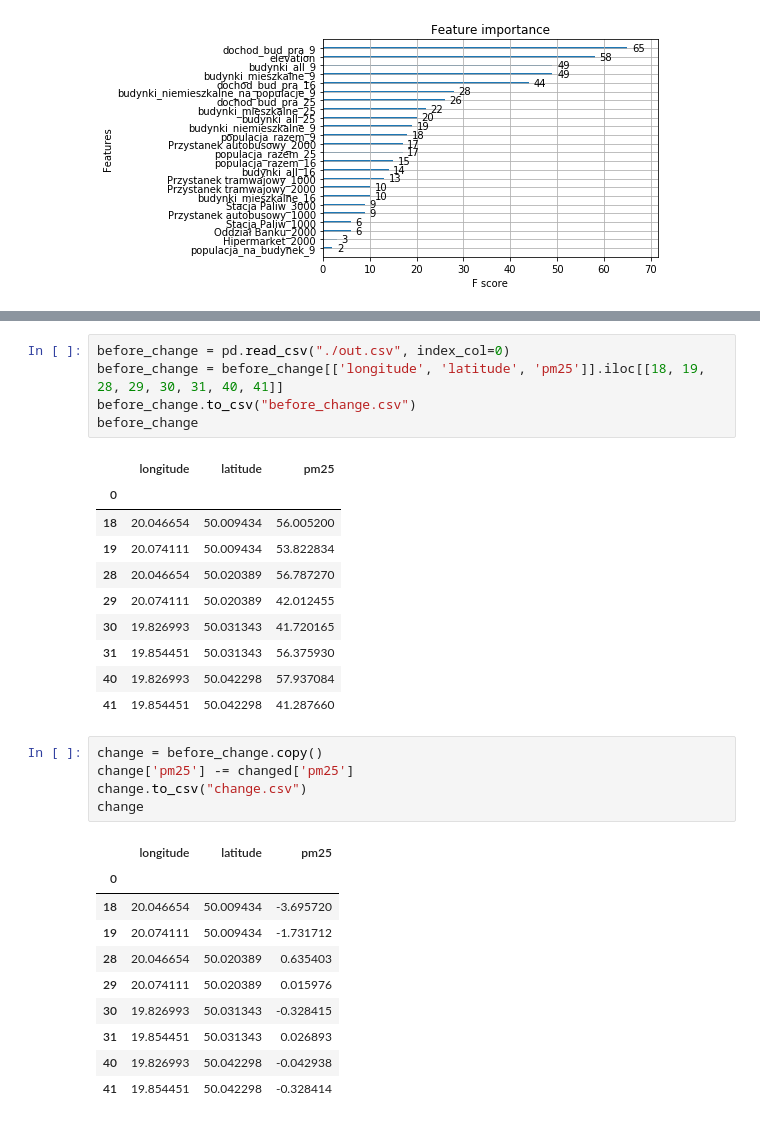
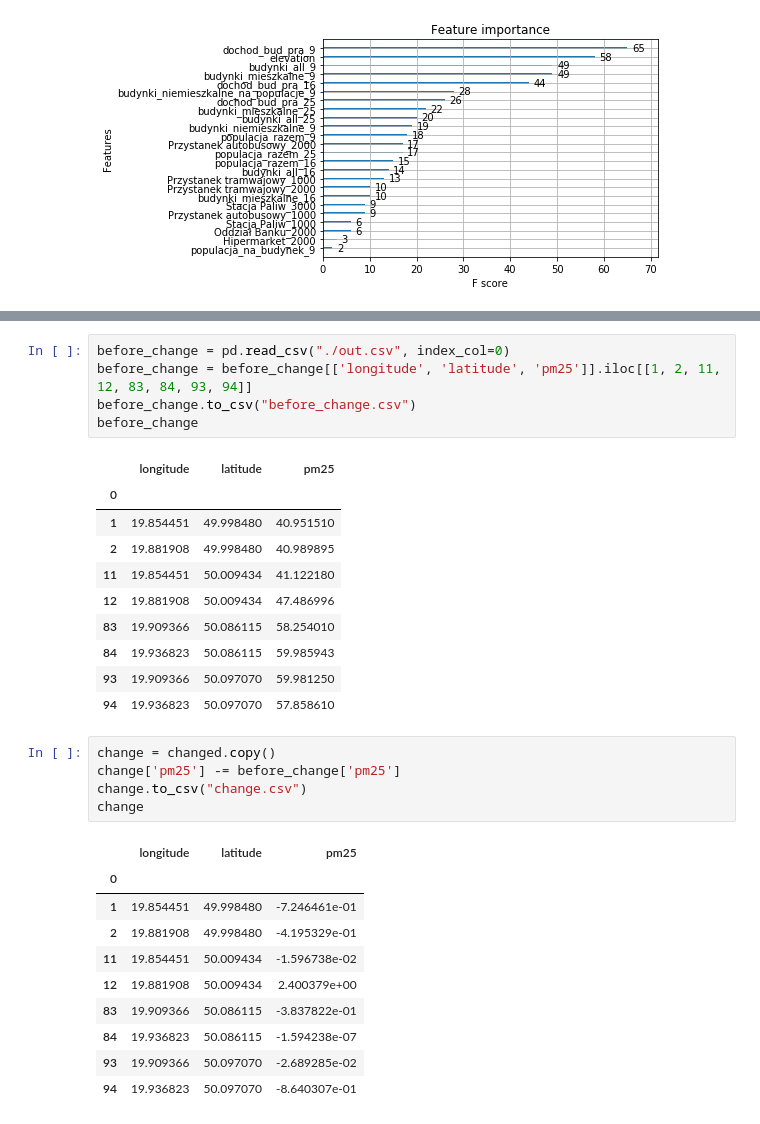
Before and after one commit to Michal-lis/Data_Analysis_Hackaton, a Jupyter notebook: jupyters/simulator.ipynb, the cells around one changed output, grey strips where cells are left out. Cells and saved outputs as stored; diff of their text form.

```diff
--- a/jupyters/simulator.ipynb
+++ b/jupyters/simulator.ipynb
@@ -87,32 +86,32 @@ changed
 # %%
 before_change = pd.read_csv("./out.csv", index_col=0)
-before_change = before_change[['longitude', 'latitude', 'pm25']].iloc[[18, 19, 28, 29, 30, 31, 40, 41]]
+before_change = before_change[['longitude', 'latitude', 'pm25']].iloc[[1, 2, 11, 12, 83, 84, 93, 94]]
 before_change.to_csv("before_change.csv")
 before_change
 # %% [output]
 |  | longitude | latitude | pm25 |
 | 0 |  |  |  |
-| 18 | 20.046654 | 50.009434 | 56.005200 |
-| 19 | 20.074111 | 50.009434 | 53.822834 |
-| 28 | 20.046654 | 50.020389 | 56.787270 |
-| 29 | 20.074111 | 50.020389 | 42.012455 |
-| 30 | 19.826993 | 50.031343 | 41.720165 |
-| 31 | 19.854451 | 50.031343 | 56.375930 |
-| 40 | 19.826993 | 50.042298 | 57.937084 |
-| 41 | 19.854451 | 50.042298 | 41.287660 |
+| 1 | 19.854451 | 49.998480 | 40.951510 |
+| 2 | 19.881908 | 49.998480 | 40.989895 |
+| 11 | 19.854451 | 50.009434 | 41.122180 |
+| 12 | 19.881908 | 50.009434 | 47.486996 |
+| 83 | 19.909366 | 50.086115 | 58.254010 |
+| 84 | 19.936823 | 50.086115 | 59.985943 |
+| 93 | 19.909366 | 50.097070 | 59.981250 |
+| 94 | 19.936823 | 50.097070 | 57.858610 |
 # %%
-change = before_change.copy()
-change['pm25'] -= changed['pm25']
+change = changed.copy()
+change['pm25'] -= before_change['pm25']
 change.to_csv("change.csv")
 change
 # %% [output]
 |  | longitude | latitude | pm25 |
 | 0 |  |  |  |
-| 18 | 20.046654 | 50.009434 | -3.695720 |
-| 19 | 20.074111 | 50.009434 | -1.731712 |
-| 28 | 20.046654 | 50.020389 | 0.635403 |
-| 29 | 20.074111 | 50.020389 | 0.015976 |
-| 30 | 19.826993 | 50.031343 | -0.328415 |
-| 31 | 19.854451 | 50.031343 | 0.026893 |
-| 40 | 19.826993 | 50.042298 | -0.042938 |
-| 41 | 19.854451 | 50.042298 | -0.328414 |
+| 1 | 19.854451 | 49.998480 | -7.246461e-01 |
+| 2 | 19.881908 | 49.998480 | -4.195329e-01 |
+| 11 | 19.854451 | 50.009434 | -1.596738e-02 |
+| 12 | 19.881908 | 50.009434 | 2.400379e+00 |
+| 83 | 19.909366 | 50.086115 | -3.837822e-01 |
+| 84 | 19.936823 | 50.086115 | -1.594238e-07 |
+| 93 | 19.909366 | 50.097070 | -2.689285e-02 |
+| 94 | 19.936823 | 50.097070 | -8.640307e-01 |
```
Also changed, not shown: parts of 5 cells of this notebook, 3 other files.
